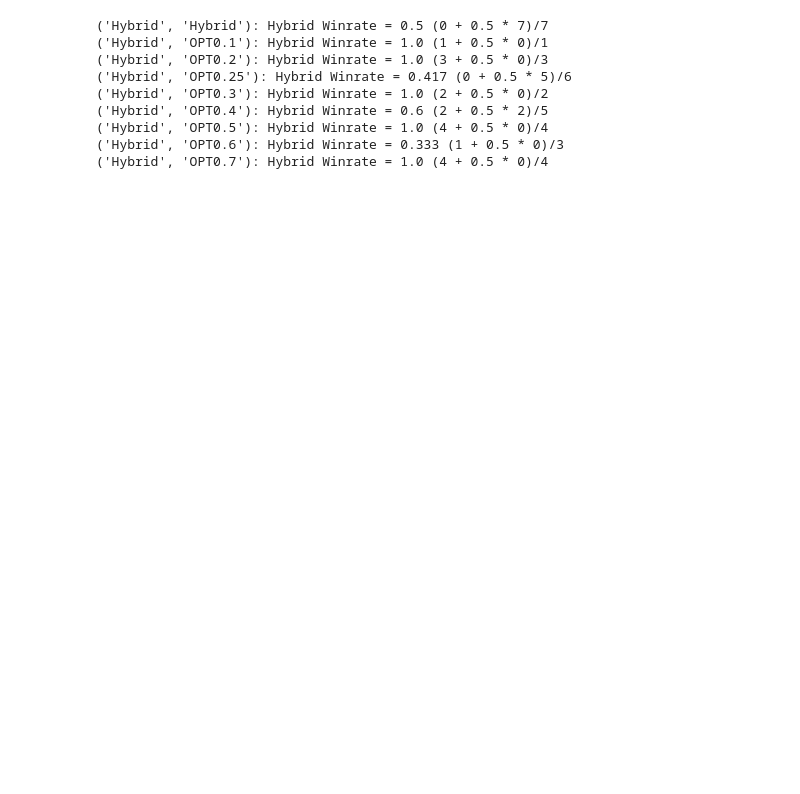
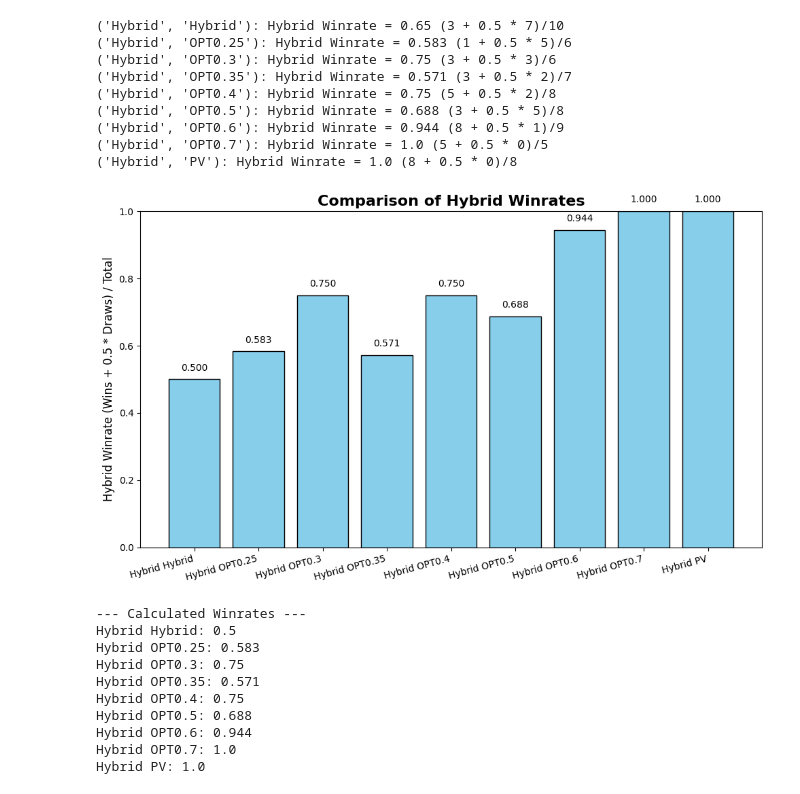
Before and after one commit to sayemanadira/DSP_FinalProject, a Jupyter notebook: app/analysis.ipynb, the cells around one changed output. Saved outputs shown, nothing was run; the diff lists cells and outputs as text; code cells hidden in the pictures; blank space fills up the shorter version.

```diff
--- a/app/analysis.ipynb
+++ b/app/analysis.ipynb
@@ -12,21 +12,26 @@ client = MongoClient(uri, server_api=ServerApi('1'))
 users_collection = client.stuff.users
 
 # === Engine Pairs ===
-engine_pairs = [("Hybrid","Hybrid"),
+engine_pairs = [
+                ("Hybrid","Hybrid"),
                 ("Hybrid","PV"),
-                ("Hybrid","OPT0.2"),
+                ("Hybrid","OPT0.35"),
+                # ("Hybrid","OPT0.08"),
+                ("Hybrid","OPT0.25"),
+                # ("Hybrid","OPT0.2"),
                 ("Hybrid","OPT0.3"),
                 ("Hybrid","OPT0.4"),
                 ("Hybrid","OPT0.5"),
                 ("Hybrid","OPT0.6"),
-                ("Hybrid","OPT0.7"),]
+                ("Hybrid","OPT0.7")
+                ]
 # === Analyze User Logs ===
 results = defaultdict(lambda: {"Hybrid_wins": 0, "Same":0, "Other_wins": 0, "Total": 0})
 
 
 from datetime import datetime, timedelta
 import dateutil.parser  # requires `python-dateutil` package
-now = datetime.utcnow()
+now = datetime(2025, 7, 20)
 cutoff = now - timedelta(days=1)
 
 for user_doc in users_collection.find():
@@ -65,20 +70,64 @@ for user_doc in users_collection.find():
             results[key]["Other_wins"] += 1
 
 # === Compute Win Rates ===
+winrates = []
+pairs  = []
 for pair, data in sorted(results.items()):
     total = data["Total"]
     hybrid_winrate = round((data["Hybrid_wins"] +data["Same"]*0.5) / total,3) if total > 0 else 0.0
     print(f"{pair}: Hybrid Winrate = {hybrid_winrate} ({data['Hybrid_wins']} + 0.5 * {data['Same']})/{total}")
+
+    if pair[0]==pair[1]:
+        hybrid_winrate = 0.5
+    pairs.append(' '.join(pair))
+    winrates.append(hybrid_winrate)
 # %% [output]
-('Hybrid', 'Hybrid'): Hybrid Winrate = 0.5 (0 + 0.5 * 7)/7
-('Hybrid', 'OPT0.1'): Hybrid Winrate = 1.0 (1 + 0.5 * 0)/1
-('Hybrid', 'OPT0.2'): Hybrid Winrate = 1.0 (3 + 0.5 * 0)/3
-('Hybrid', 'OPT0.25'): Hybrid Winrate = 0.417 (0 + 0.5 * 5)/6
-('Hybrid', 'OPT0.3'): Hybrid Winrate = 1.0 (2 + 0.5 * 0)/2
-('Hybrid', 'OPT0.4'): Hybrid Winrate = 0.6 (2 + 0.5 * 2)/5
-('Hybrid', 'OPT0.5'): Hybrid Winrate = 1.0 (4 + 0.5 * 0)/4
-('Hybrid', 'OPT0.6'): Hybrid Winrate = 0.333 (1 + 0.5 * 0)/3
-('Hybrid', 'OPT0.7'): Hybrid Winrate = 1.0 (4 + 0.5 * 0)/4
+('Hybrid', 'Hybrid'): Hybrid Winrate = 0.65 (3 + 0.5 * 7)/10
+('Hybrid', 'OPT0.25'): Hybrid Winrate = 0.583 (1 + 0.5 * 5)/6
+('Hybrid', 'OPT0.3'): Hybrid Winrate = 0.75 (3 + 0.5 * 3)/6
+('Hybrid', 'OPT0.35'): Hybrid Winrate = 0.571 (3 + 0.5 * 2)/7
+('Hybrid', 'OPT0.4'): Hybrid Winrate = 0.75 (5 + 0.5 * 2)/8
+('Hybrid', 'OPT0.5'): Hybrid Winrate = 0.688 (3 + 0.5 * 5)/8
+('Hybrid', 'OPT0.6'): Hybrid Winrate = 0.944 (8 + 0.5 * 1)/9
+('Hybrid', 'OPT0.7'): Hybrid Winrate = 1.0 (5 + 0.5 * 0)/5
+('Hybrid', 'PV'): Hybrid Winrate = 1.0 (8 + 0.5 * 0)/8
+# %%
+# chart
+fig, ax = plt.subplots(figsize=(10, 6))
+
+bars = ax.bar(pairs, winrates, color='skyblue', edgecolor='black')
+
+# Add labels and title for clarity
+ax.set_ylabel('Hybrid Winrate (Wins + 0.5 * Draws) / Total', fontsize=12)
+ax.set_title('Comparison of Hybrid Winrates', fontsize=16, fontweight='bold')
+ax.set_ylim(0, 1) # Winrate is a probability, so y-axis is from 0 to 1
+plt.xticks(rotation=15, ha="right") # Rotate labels slightly for better readability
+
+# Add the winrate value on top of each bar
+for bar in bars:
+    yval = bar.get_height()
+    ax.text(bar.get_x() + bar.get_width()/2.0, yval + 0.02, f'{yval:.3f}', ha='center', va='bottom')
+
+# Improve layout and display the plot
+plt.tight_layout()
+plt.show()
+
+# 4. Optional: Print the calculated win rates to the console
+print("--- Calculated Winrates ---")
+for pair, rate in zip(pairs, winrates):
+    print(f"{pair}: {rate}")
+# %% [output]
+[figure, added]
+--- Calculated Winrates ---
+Hybrid Hybrid: 0.5
+Hybrid OPT0.25: 0.583
+Hybrid OPT0.3: 0.75
+Hybrid OPT0.35: 0.571
+Hybrid OPT0.4: 0.75
+Hybrid OPT0.5: 0.688
+Hybrid OPT0.6: 0.944
+Hybrid OPT0.7: 1.0
+Hybrid PV: 1.0
 # %%
 import matplotlib.pyplot as plt
 # === Plotting ===
```
Also changed, not shown: parts of 2 cells of this notebook.
